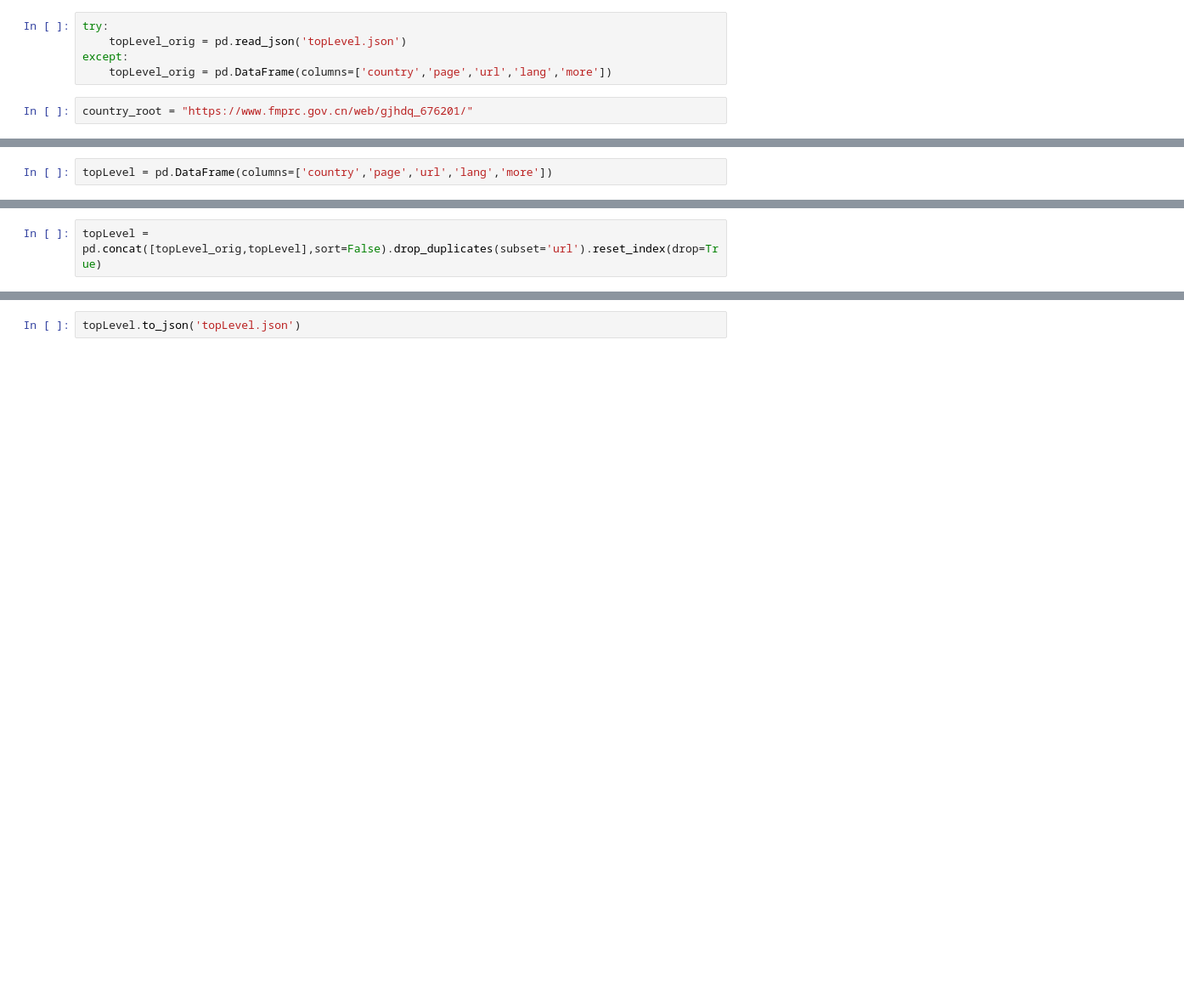
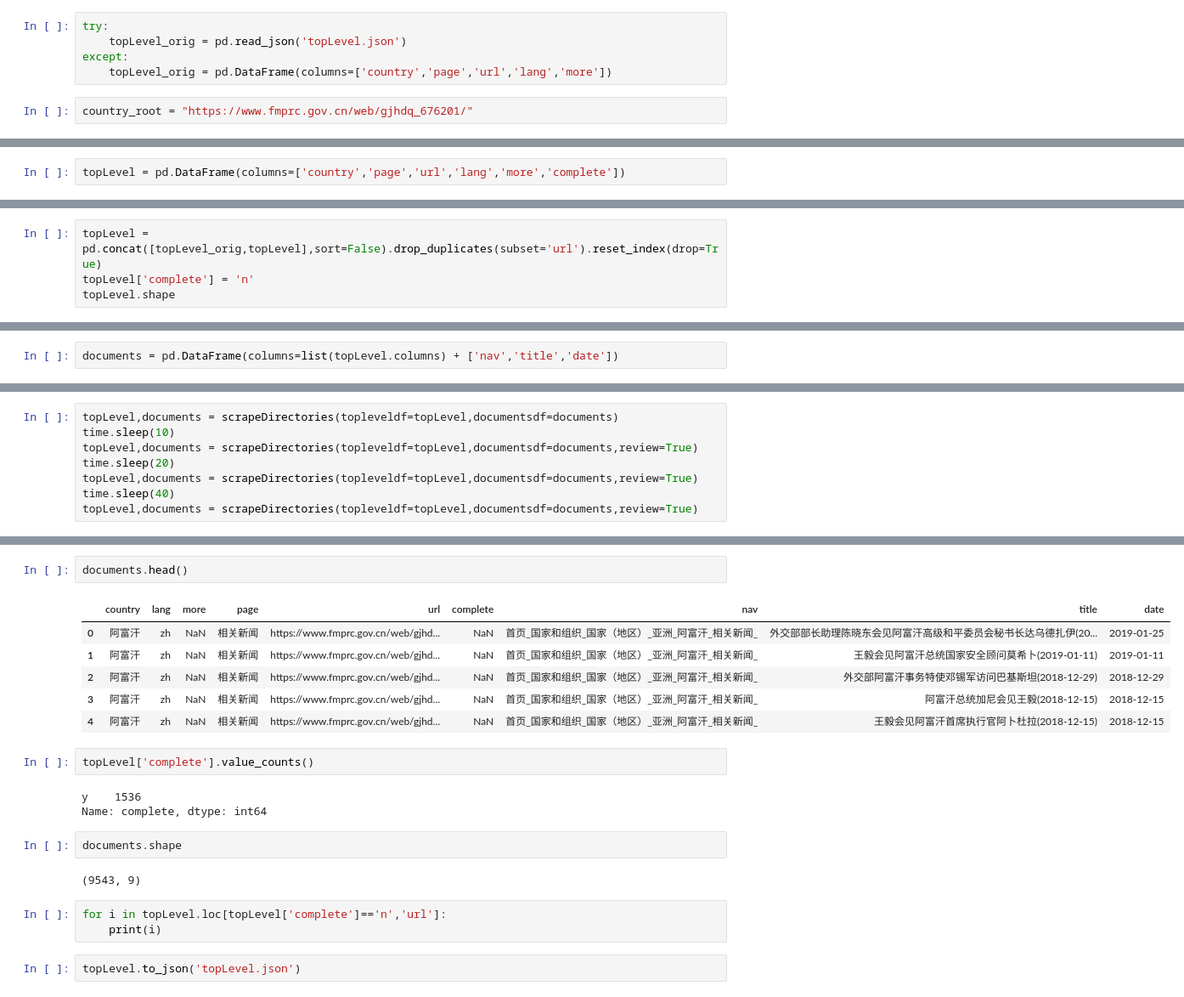
Before and after one commit to jjwalker3/chinaMFA, a Jupyter notebook: 5 - putting updater together.ipynb, the cells around one changed output, grey strips where cells are left out. Shown at 85% size. Saved outputs shown, nothing was run; the diff lists cells and outputs as text; blank space fills up the shorter version.

```diff
--- a/5 - putting updater together.ipynb
+++ b/5 - putting updater together.ipynb
@@ -94,2 +85,2 @@ array(['发言人有关谈话', '发言人谈话', '外交掠影', '相关新闻
 # %%
-topLevel = pd.DataFrame(columns=['country','page','url','lang','more'])
+topLevel = pd.DataFrame(columns=['country','page','url','lang','more','complete'])
@@ -175,2 +135,4 @@ topLevel_orig.shape
 # %%
 topLevel = pd.concat([topLevel_orig,topLevel],sort=False).drop_duplicates(subset='url').reset_index(drop=True)
+topLevel['complete'] = 'n'
+topLevel.shape
@@ -176,0 +141,2 @@ topLevel = pd.concat([topLevel_orig,topLevel],sort=False).drop_duplicates(subset
+# %%
+documents = pd.DataFrame(columns=list(topLevel.columns) + ['nav','title','date'])
@@ -176,0 +213,8 @@ topLevel = pd.concat([topLevel_orig,topLevel],sort=False).drop_duplicates(subset
+# %%
+topLevel,documents = scrapeDirectories(topleveldf=topLevel,documentsdf=documents)
+time.sleep(10)
+topLevel,documents = scrapeDirectories(topleveldf=topLevel,documentsdf=documents,review=True)
+time.sleep(20)
+topLevel,documents = scrapeDirectories(topleveldf=topLevel,documentsdf=documents,review=True)
+time.sleep(40)
+topLevel,documents = scrapeDirectories(topleveldf=topLevel,documentsdf=documents,review=True)
@@ -177,2 +362,23 @@ topLevel = pd.concat([topLevel_orig,topLevel],sort=False).drop_duplicates(subset
+# %%
+documents.head()
+# %% [output]
+|  | country | lang | more | page | url | complete | nav | title | date |
+| 0 | 阿富汗 | zh | NaN | 相关新闻 | https://www.fmprc.gov.cn/web/gjhd... | NaN | 首页_国家和组织_国家（地区）_亚洲_阿富汗_相关新闻_ | 外交部部长助理陈晓东会见阿富汗高级和平委员会秘书长达乌德扎伊(20... | 2019-01-25 |
+| 1 | 阿富汗 | zh | NaN | 相关新闻 | https://www.fmprc.gov.cn/web/gjhd... | NaN | 首页_国家和组织_国家（地区）_亚洲_阿富汗_相关新闻_ | 王毅会见阿富汗总统国家安全顾问莫希卜(2019-01-11) | 2019-01-11 |
+| 2 | 阿富汗 | zh | NaN | 相关新闻 | https://www.fmprc.gov.cn/web/gjhd... | NaN | 首页_国家和组织_国家（地区）_亚洲_阿富汗_相关新闻_ | 外交部阿富汗事务特使邓锡军访问巴基斯坦(2018-12-29) | 2018-12-29 |
+| 3 | 阿富汗 | zh | NaN | 相关新闻 | https://www.fmprc.gov.cn/web/gjhd... | NaN | 首页_国家和组织_国家（地区）_亚洲_阿富汗_相关新闻_ | 阿富汗总统加尼会见王毅(2018-12-15) | 2018-12-15 |
+| 4 | 阿富汗 | zh | NaN | 相关新闻 | https://www.fmprc.gov.cn/web/gjhd... | NaN | 首页_国家和组织_国家（地区）_亚洲_阿富汗_相关新闻_ | 王毅会见阿富汗首席执行官阿卜杜拉(2018-12-15) | 2018-12-15 |
+# %%
+topLevel['complete'].value_counts()
+# %% [output]
+y    1536
+Name: complete, dtype: int64
+# %%
+documents.shape
+# %% [output]
+(9543, 9)
+# %%
+for i in topLevel.loc[topLevel['complete']=='n','url']:
+    print(i)
 # %%
 topLevel.to_json('topLevel.json')
```
Also changed, not shown: parts of 46 cells of this notebook, 9 other files.
